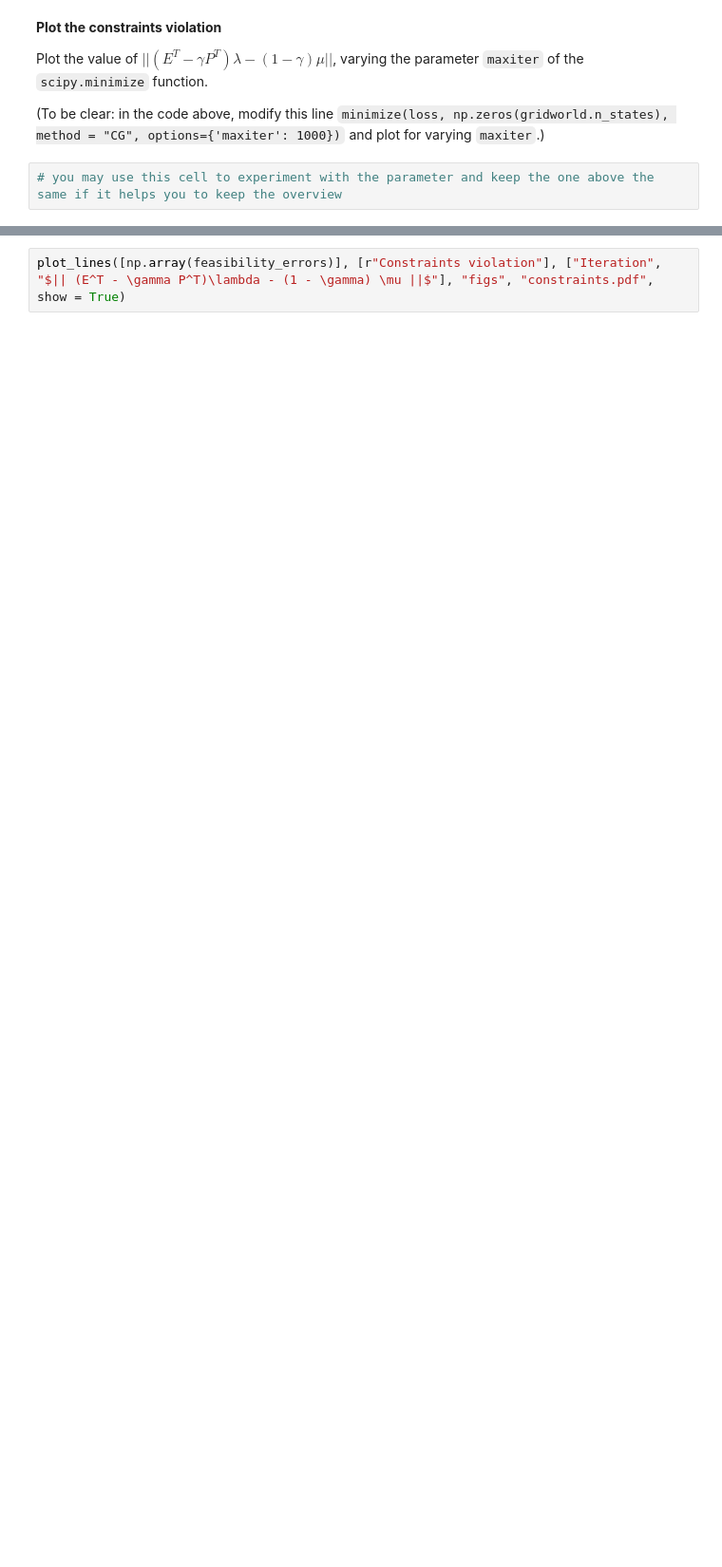
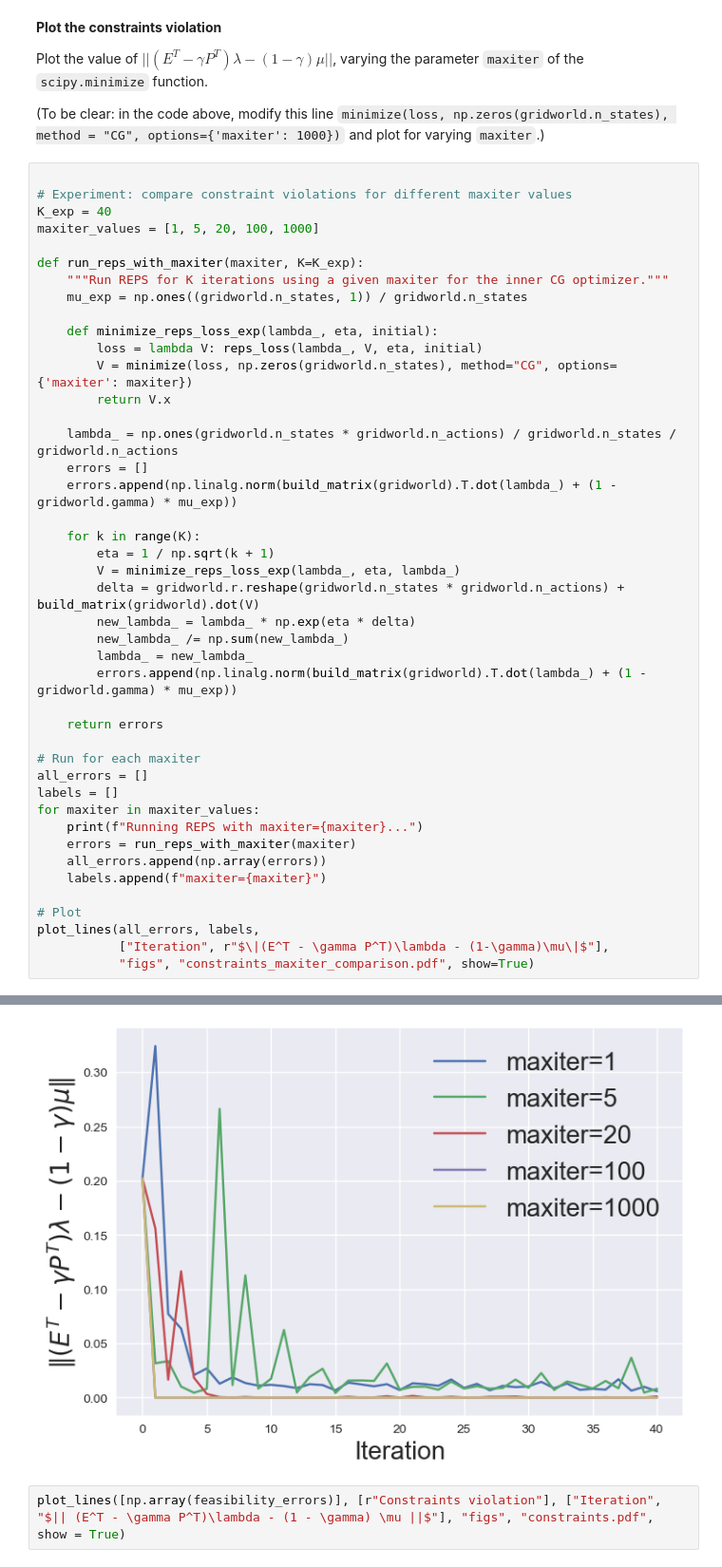
Before and after one commit to ZenWang00/Reinforcement-learning-EE-568-SP-2026, a Jupyter notebook: notebook2_2026/Assignment_v1.1.ipynb, the cells around one changed output, grey strips where cells are left out. Shown at 95% size. Saved outputs shown, nothing was run; the diff lists cells and outputs as text; blank space fills up the shorter version.

````diff
--- a/notebook2_2026/Assignment_v1.1.ipynb
+++ b/notebook2_2026/Assignment_v1.1.ipynb
@@ -496,4 +554,46 @@ Plot the value of $||(E^T - \gamma P^T)\lambda - (1 - \gamma) \mu || $, varying
 
 (To be clear: in the code above, modify this line ```minimize(loss, np.zeros(gridworld.n_states), method = "CG", options={'maxiter': 1000})``` and plot for varying `maxiter`.)
 # %%
-# you may use this cell to experiment with the parameter and keep the one above the same if it helps you to keep the overview
+
+# Experiment: compare constraint violations for different maxiter values
+K_exp = 40
+maxiter_values = [1, 5, 20, 100, 1000]
+
+def run_reps_with_maxiter(maxiter, K=K_exp):
+    """Run REPS for K iterations using a given maxiter for the inner CG optimizer."""
+    mu_exp = np.ones((gridworld.n_states, 1)) / gridworld.n_states
+
+    def minimize_reps_loss_exp(lambda_, eta, initial):
+        loss = lambda V: reps_loss(lambda_, V, eta, initial)
+        V = minimize(loss, np.zeros(gridworld.n_states), method="CG", options={'maxiter': maxiter})
+        return V.x
+
+    lambda_ = np.ones(gridworld.n_states * gridworld.n_actions) / gridworld.n_states / gridworld.n_actions
+    errors = []
+    errors.append(np.linalg.norm(build_matrix(gridworld).T.dot(lambda_) + (1 - gridworld.gamma) * mu_exp))
+
+    for k in range(K):
+        eta = 1 / np.sqrt(k + 1)
+        V = minimize_reps_loss_exp(lambda_, eta, lambda_)
+        delta = gridworld.r.reshape(gridworld.n_states * gridworld.n_actions) + build_matrix(gridworld).dot(V)
+        new_lambda_ = lambda_ * np.exp(eta * delta)
+        new_lambda_ /= np.sum(new_lambda_)
+        lambda_ = new_lambda_
+        errors.append(np.linalg.norm(build_matrix(gridworld).T.dot(lambda_) + (1 - gridworld.gamma) * mu_exp))
+
+    return errors
+
+# Run for each maxiter
+all_errors = []
+labels = []
+for maxiter in maxiter_values:
+    print(f"Running REPS with maxiter={maxiter}...")
+    errors = run_reps_with_maxiter(maxiter)
+    all_errors.append(np.array(errors))
+    labels.append(f"maxiter={maxiter}")
+
+# Plot
+plot_lines(all_errors, labels,
+           ["Iteration", r"$\|(E^T - \gamma P^T)\lambda - (1-\gamma)\mu\|$"],
+           "figs", "constraints_maxiter_comparison.pdf", show=True)
+# %% [output]
@@ -500,3 +605,4 @@ Plot the value of $||(E^T - \gamma P^T)\lambda - (1 - \gamma) \mu || $, varying
+[figure, added]
 # %%
 plot_lines([np.array(feasibility_errors)], [r"Constraints violation"], ["Iteration", "$|| (E^T - \gamma P^T)\lambda - (1 - \gamma) \mu ||$"], "figs", "constraints.pdf", show = True)
 # %% [output]
````
Also changed, not shown: parts of 7 cells of this notebook.
